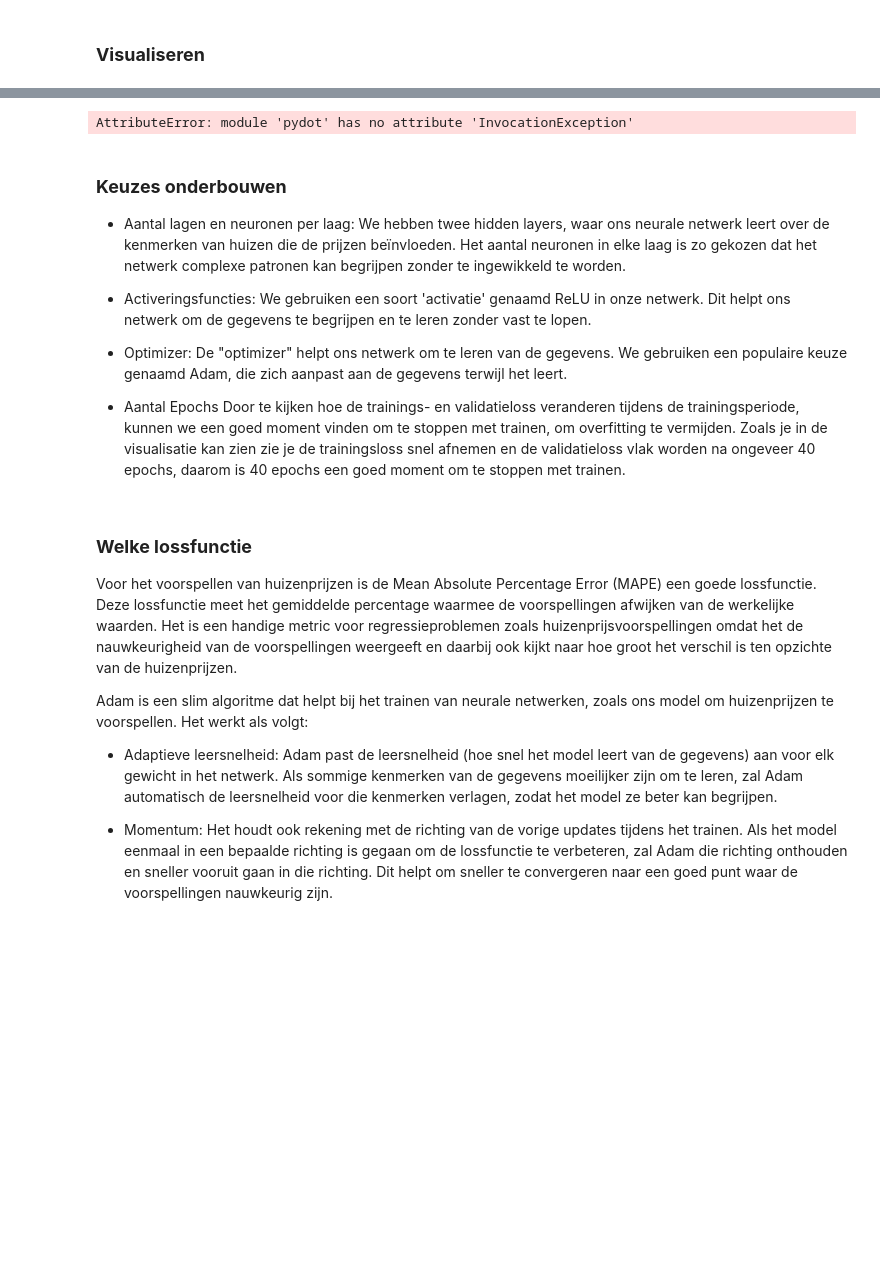
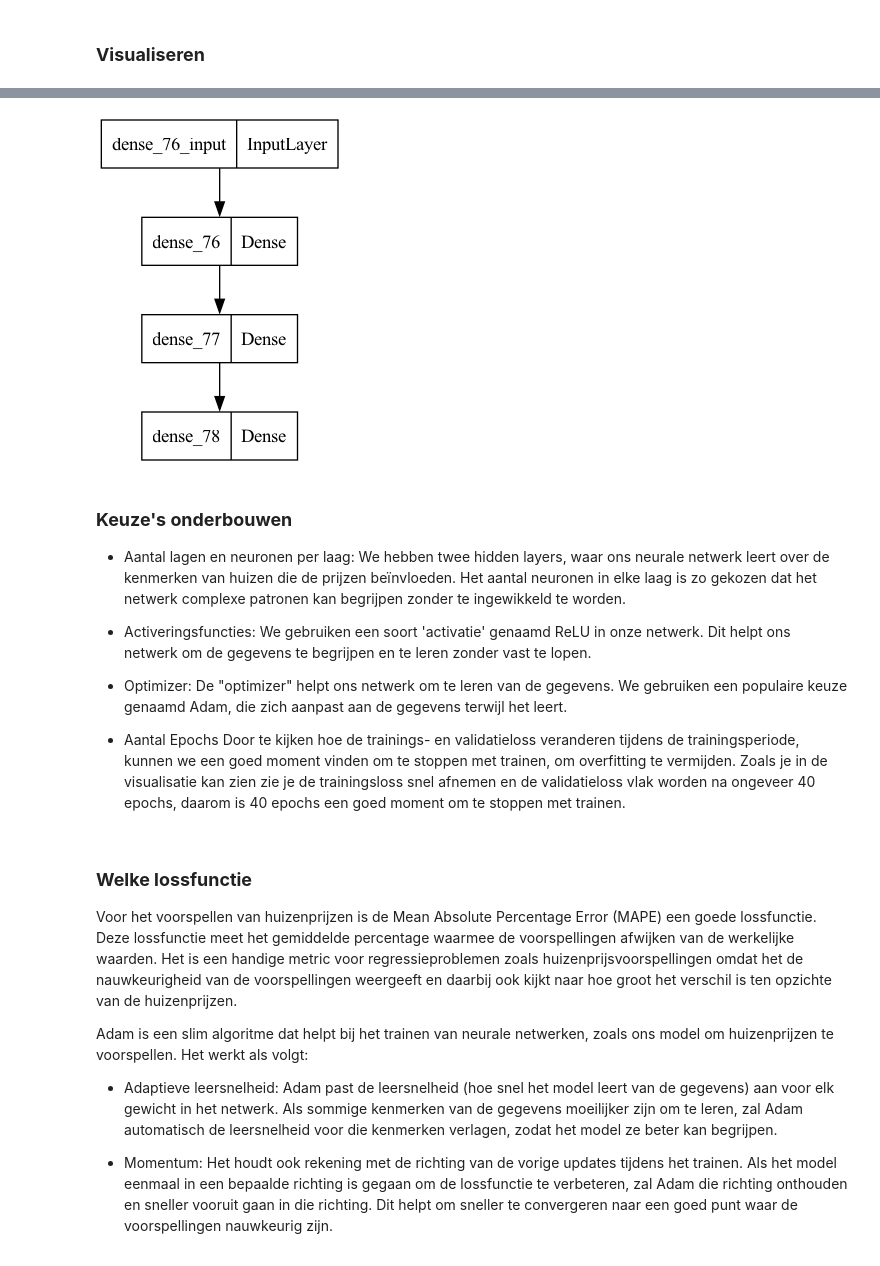
Before and after one commit to Vince16270/Huizenprijzen-Voorspellen, a Jupyter notebook: Portfolio opdracht 1/Portfolio 1.ipynb, the cells around one changed output, grey strips where cells are left out. Cells and saved outputs as stored; diff of their text form; code cells hidden in the pictures; blank space fills up the shorter version.

```diff
--- a/Portfolio opdracht 1/Portfolio 1.ipynb
+++ b/Portfolio opdracht 1/Portfolio 1.ipynb
@@ -297,26 +283,20 @@ Successfully installed graphviz-0.20.3
 # %%
-from tensorflow.keras.utils import plot_model
-
-#NKOK 14-3
-model.build(input_shape=(None, num_features))
-#tot hier
-
 tf.keras.utils.plot_model(
     model,
     to_file='model.png',
     show_shapes=False,
     show_dtype=False,
     show_layer_names=True,
     rankdir='TB',
     expand_nested=False,
     dpi=96,
     layer_range=None,
     show_layer_activations=False,
     show_trainable=False)
 # %% [output]
-AttributeError: module 'pydot' has no attribute 'InvocationException'
+[figure, added]
 # %% [markdown]
-### **Keuzes onderbouwen**
+### **Keuze's onderbouwen**
 - Aantal lagen en neuronen per laag:
 We hebben twee hidden layers, waar ons neurale netwerk leert over de kenmerken van huizen die de prijzen beïnvloeden. Het aantal neuronen in elke laag is zo gekozen dat het netwerk complexe patronen kan begrijpen zonder te ingewikkeld te worden.
 
```
Also changed, not shown: parts of 41 cells of this notebook, 3 other files.
